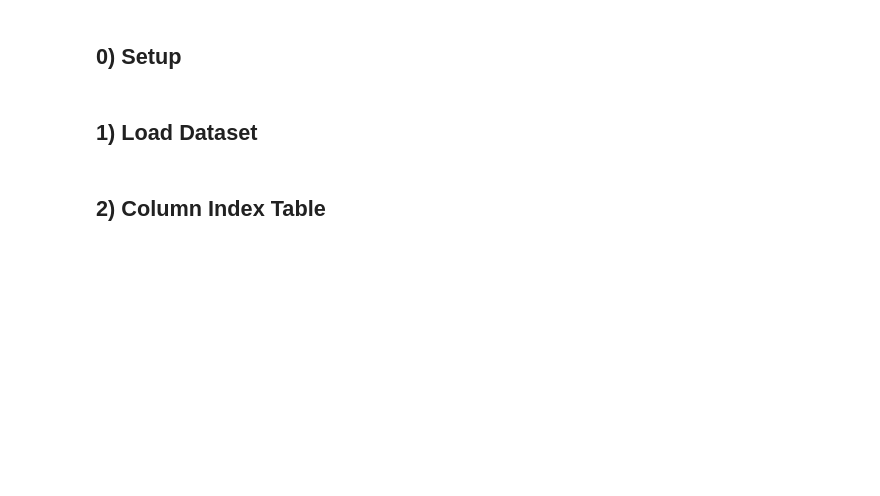
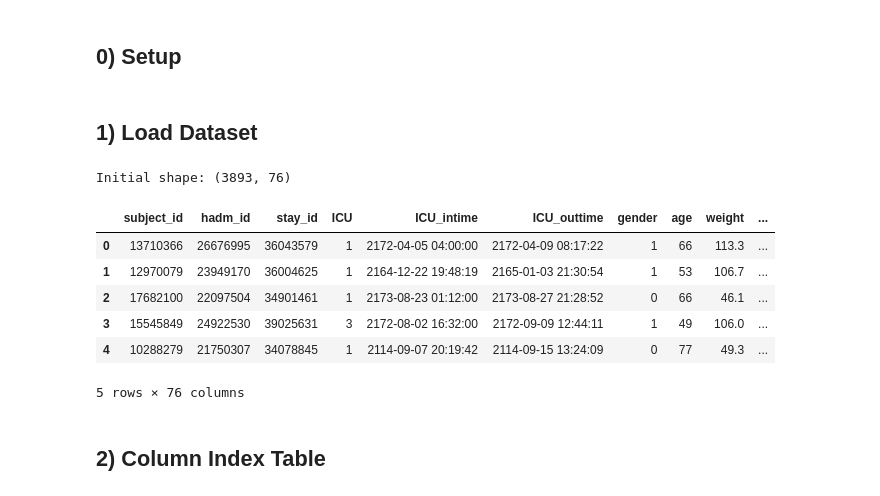
Before and after one commit to lucaosti/DAPPC, a Jupyter notebook: LAB2/DAPPC_LAB2_SOM.ipynb, the cells around one changed output. Drawn from its saved outputs; the diff is of its cells as text; code cells hidden in the pictures; blank space fills up the shorter version.

```diff
--- a/LAB2/DAPPC_LAB2_SOM.ipynb
+++ b/LAB2/DAPPC_LAB2_SOM.ipynb
@@ -39,13 +39,22 @@ from minisom import MiniSom
 ## 1) Load Dataset
 # %%
 # === TODO: update path and sheet name ===
-file_path = ...
-sheet_name = ...
+file_path = 'Dataset_DAPPC_2026.xlsx'
+sheet_name = 'Dataset_v1'
 
-df = pd.read_excel(...)
+df = pd.read_excel(file_path, sheet_name=sheet_name)
 
 print("Initial shape:", df.shape)
 df.head()
+# %% [output]
+Initial shape: (3893, 76)
+|  | subject_id | hadm_id | stay_id | ICU | ICU_intime | ICU_outtime | gender | age | weight | ... |
+| 0 | 13710366 | 26676995 | 36043579 | 1 | 2172-04-05 04:00:00 | 2172-04-09 08:17:22 | 1 | 66 | 113.3 | ... |
+| 1 | 12970079 | 23949170 | 36004625 | 1 | 2164-12-22 19:48:19 | 2165-01-03 21:30:54 | 1 | 53 | 106.7 | ... |
+| 2 | 17682100 | 22097504 | 34901461 | 1 | 2173-08-23 01:12:00 | 2173-08-27 21:28:52 | 0 | 66 | 46.1 | ... |
+| 3 | 15545849 | 24922530 | 39025631 | 3 | 2172-08-02 16:32:00 | 2172-09-09 12:44:11 | 1 | 49 | 106.0 | ... |
+| 4 | 10288279 | 21750307 | 34078845 | 1 | 2114-09-07 20:19:42 | 2114-09-15 13:24:09 | 0 | 77 | 49.3 | ... |
+5 rows × 76 columns
 # %% [markdown]
 ## 2) Column Index Table
 # %%
```
Also changed, not shown: parts of 12 cells of this notebook, 2 other files.
